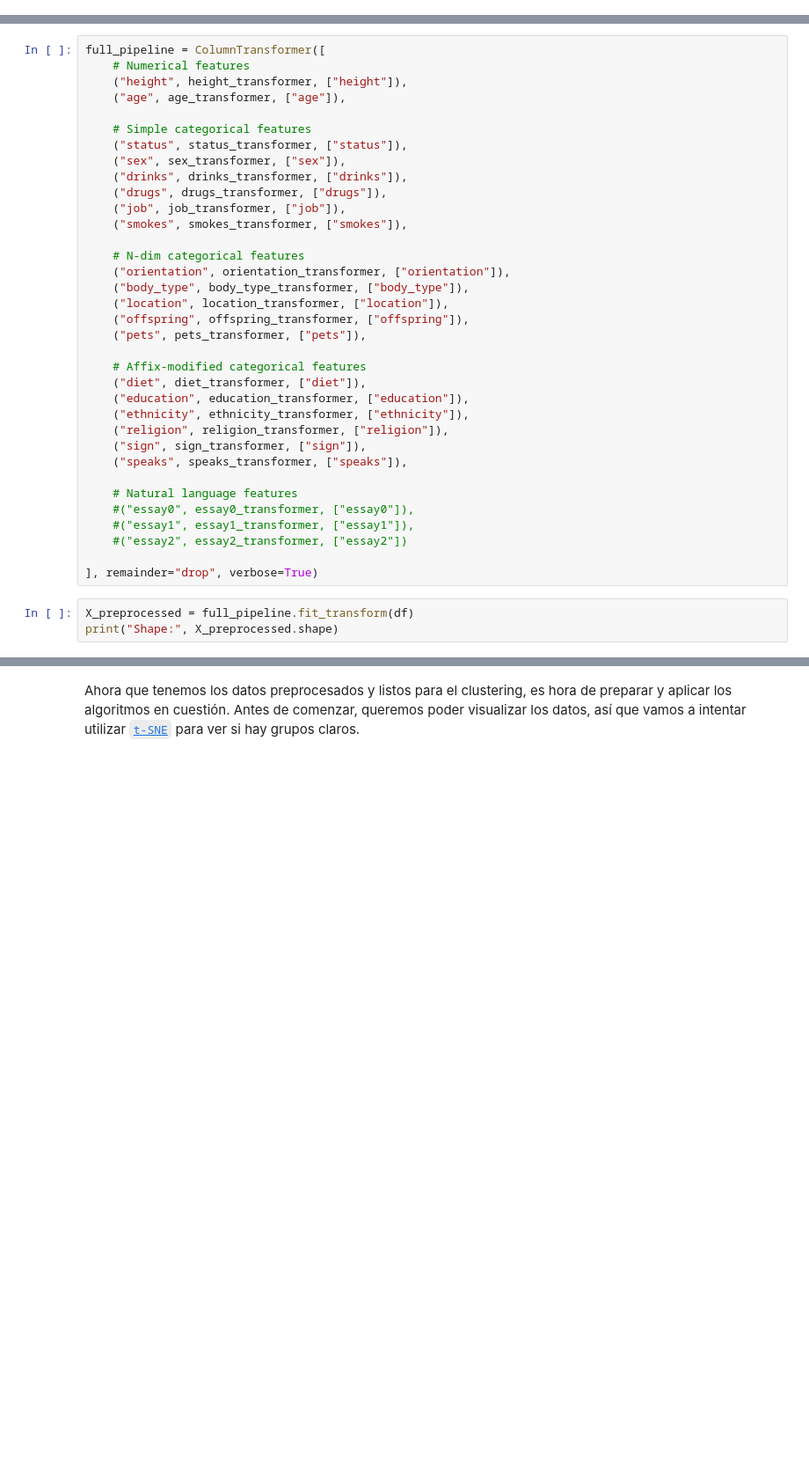
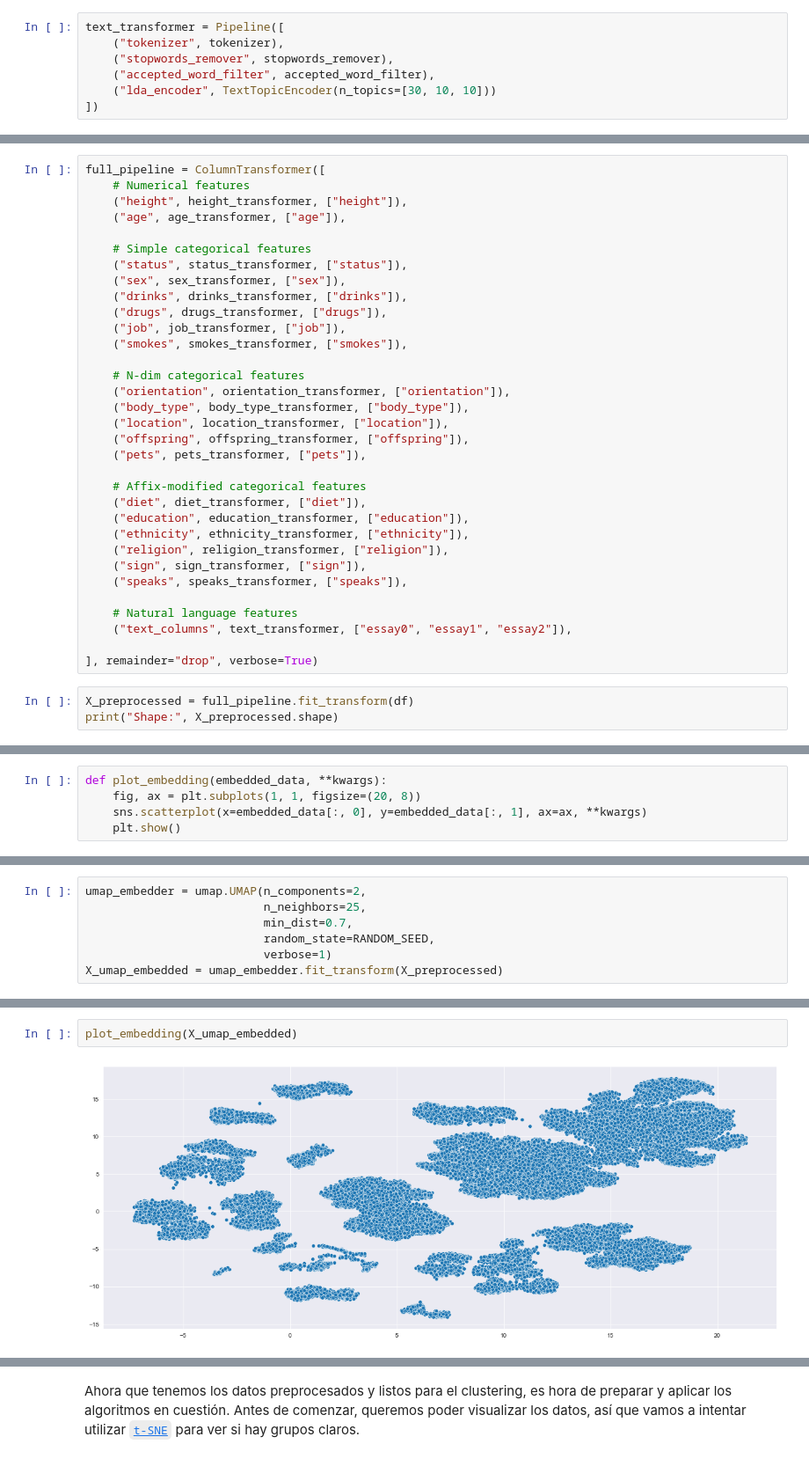
Before and after one commit to dietrujillo/ml_lab, a Jupyter notebook: lab3/notebooks/lab3_tmp.ipynb, the cells around one changed output, grey strips where cells are left out. Shown at 88% size. Cells and saved outputs as stored; diff of their text form; blank space fills up the shorter version.

Commit message:
Add visualization of preprocessed data

```diff
--- a/lab3/notebooks/lab3_tmp.ipynb
+++ b/lab3/notebooks/lab3_tmp.ipynb
@@ -1834,3 +1590,10 @@ assert False
+# %%
+text_transformer = Pipeline([
+    ("tokenizer", tokenizer),
+    ("stopwords_remover", stopwords_remover),
+    ("accepted_word_filter", accepted_word_filter),
+    ("lda_encoder", TextTopicEncoder(n_topics=[30, 10, 10]))
+])
 # %% [markdown]
 # 3. Preprocesamiento
 # %% [markdown]
@@ -1865,9 +1628,7 @@ full_pipeline = ColumnTransformer([
     ("speaks", speaks_transformer, ["speaks"]),
 
     # Natural language features
-    #("essay0", essay0_transformer, ["essay0"]),
-    #("essay1", essay1_transformer, ["essay1"]),
-    #("essay2", essay2_transformer, ["essay2"])
+    ("text_columns", text_transformer, ["essay0", "essay1", "essay2"]),
 
 ], remainder="drop", verbose=True)
 # %%
@@ -1875,0 +1645,5 @@ print("Shape:", X_preprocessed.shape)
+# %%
+def plot_embedding(embedded_data, **kwargs):
+    fig, ax = plt.subplots(1, 1, figsize=(20, 8))
+    sns.scatterplot(x=embedded_data[:, 0], y=embedded_data[:, 1], ax=ax, **kwargs)
+    plt.show()
@@ -1875,0 +1674,7 @@ print("Shape:", X_preprocessed.shape)
+# %%
+umap_embedder = umap.UMAP(n_components=2,
+                          n_neighbors=25,
+                          min_dist=0.7,
+                          random_state=RANDOM_SEED,
+                          verbose=1)
+X_umap_embedded = umap_embedder.fit_transform(X_preprocessed)
@@ -1875,0 +1699,4 @@ print("Shape:", X_preprocessed.shape)
+# %%
+plot_embedding(X_umap_embedded)
+# %% [output]
+[figure, added]
```
Also changed, not shown: parts of 57 cells of this notebook.
